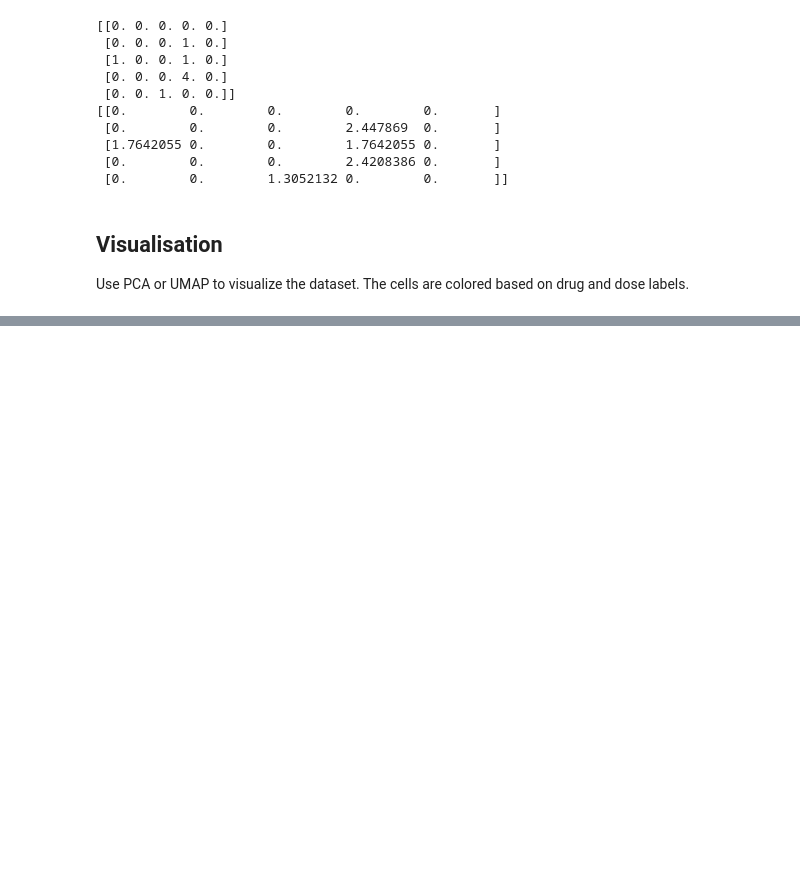
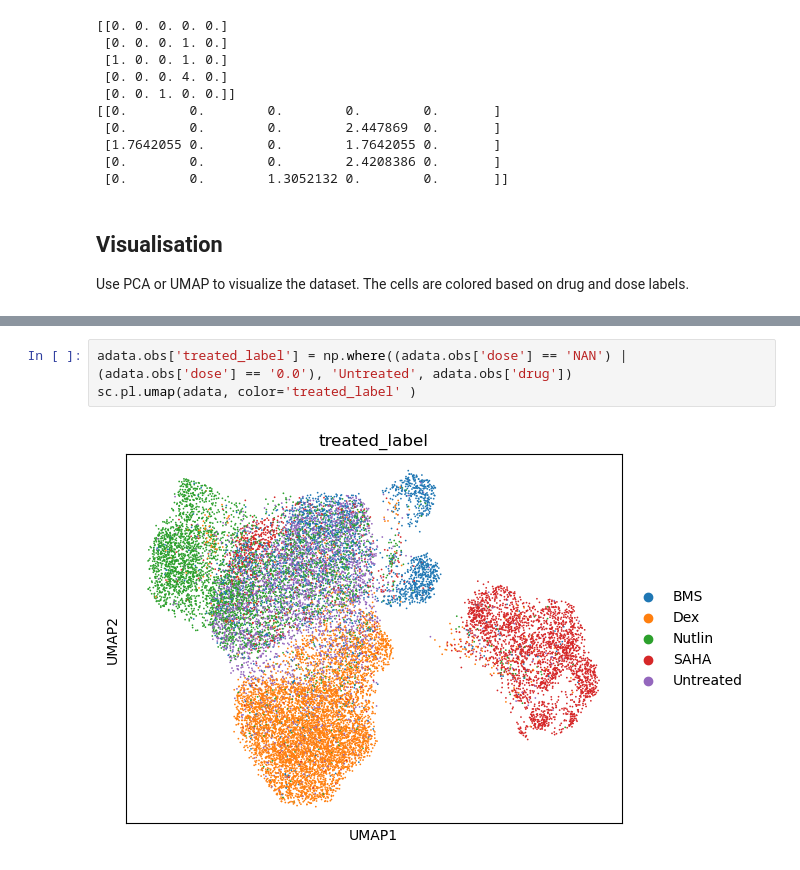
Before and after one commit to NiekBrouwer98/Prepare-sciplex-data, a Jupyter notebook: load_sciplex2.ipynb, the cells around one changed output, grey strips where cells are left out. Cells and saved outputs as stored; diff of their text form; blank space fills up the shorter version.

```diff
--- a/load_sciplex2.ipynb
+++ b/load_sciplex2.ipynb
@@ -146,0 +164,5 @@ sc.pl.umap(adata, color='dose', palette=sns.color_palette("YlOrBr", 9))
+# %%
+adata.obs['treated_label'] = np.where((adata.obs['dose'] == 'NAN') | (adata.obs['dose'] == '0.0'), 'Untreated', adata.obs['drug'])
+sc.pl.umap(adata, color='treated_label' )
+# %% [output]
+[figure, added]
```
Also changed, not shown: parts of 3 cells of this notebook, 3 other files.
